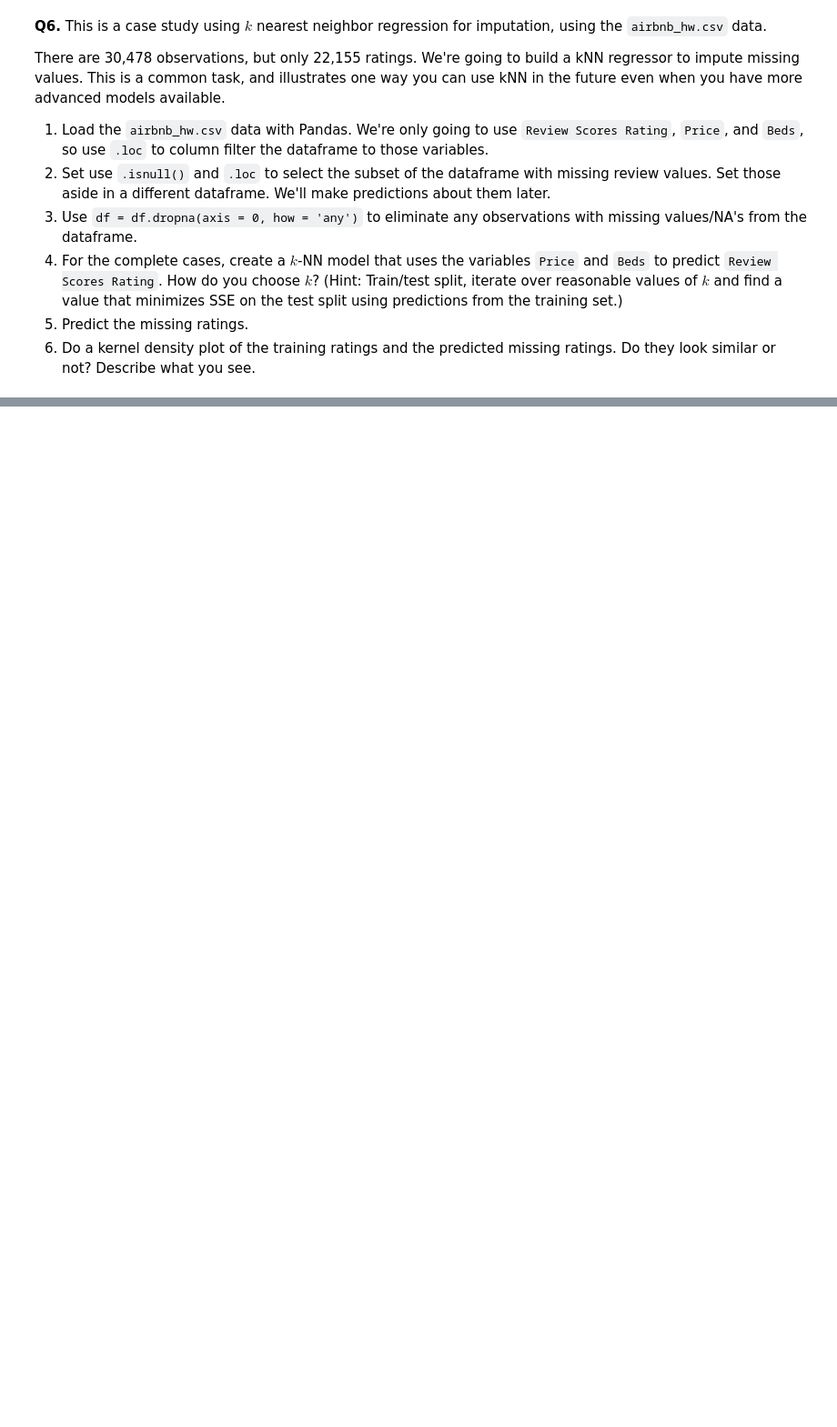
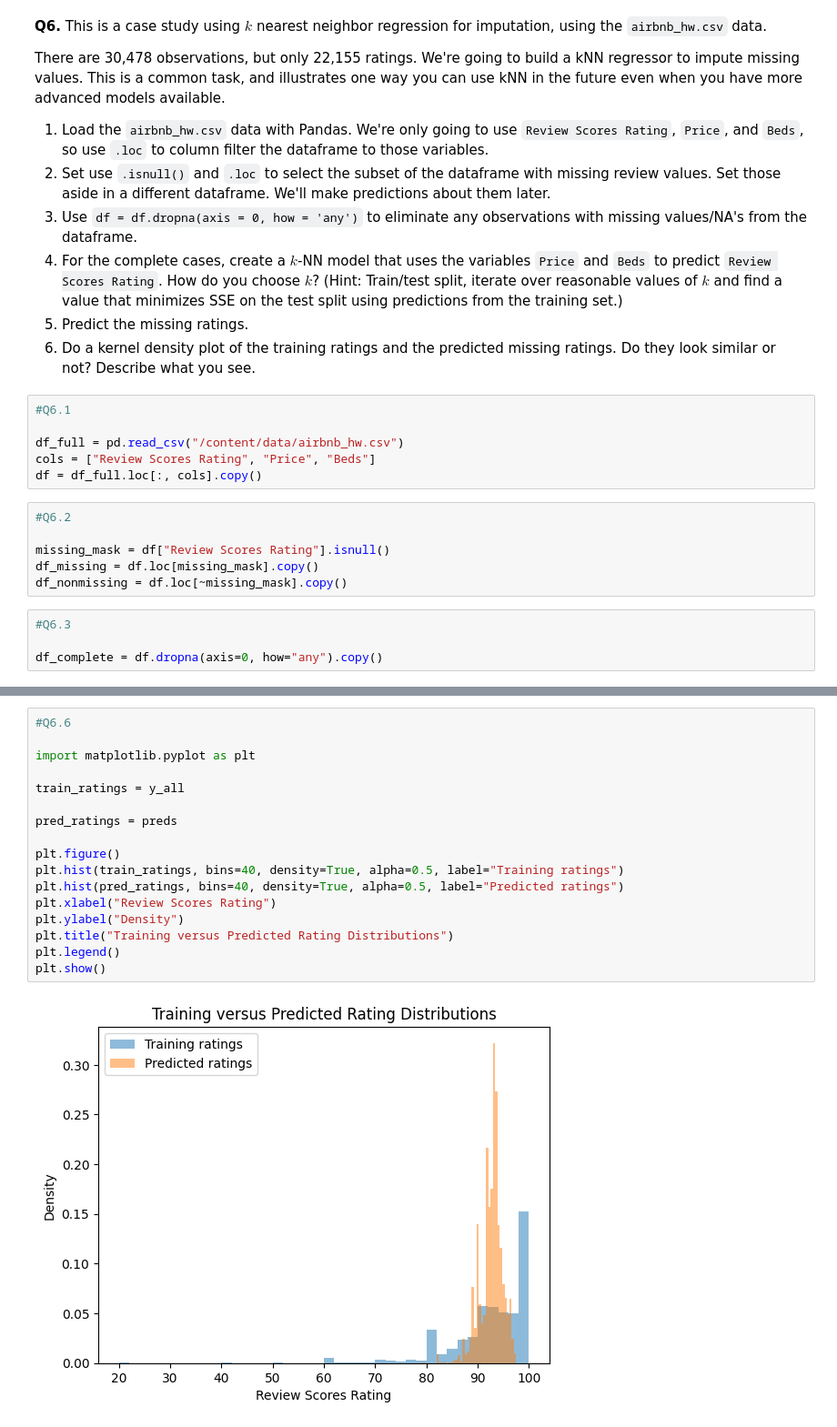
Before and after one commit to namithatholasi/undergrad_ml_assignments, a Jupyter notebook: 02_assignment_knn.ipynb, the cells around one changed output, grey strips where cells are left out. Shown at 91% size. Saved outputs shown, nothing was run; the diff lists cells and outputs as text; blank space fills up the shorter version.

```diff
--- a/02_assignment_knn.ipynb
+++ b/02_assignment_knn.ipynb
@@ -299,3 +291,19 @@ There are 30,478 observations, but only 22,155 ratings. We're going to build a k
 4. For the complete cases, create a $k$-NN model that uses the variables `Price` and `Beds` to predict `Review Scores Rating`. How do you choose $k$? (Hint: Train/test split, iterate over reasonable values of $k$ and find a value that minimizes SSE on the test split using predictions from the training set.)
 5. Predict the missing ratings.
 6. Do a kernel density plot of the training ratings and the predicted missing ratings. Do they look similar or not? Describe what you see.
+# %%
+#Q6.1
+
+df_full = pd.read_csv("/content/data/airbnb_hw.csv")
+cols = ["Review Scores Rating", "Price", "Beds"]
+df = df_full.loc[:, cols].copy()
+# %%
+#Q6.2
+
+missing_mask = df["Review Scores Rating"].isnull()
+df_missing = df.loc[missing_mask].copy()
+df_nonmissing = df.loc[~missing_mask].copy()
+# %%
+#Q6.3
+
+df_complete = df.dropna(axis=0, how="any").copy()
@@ -301,0 +397,19 @@ There are 30,478 observations, but only 22,155 ratings. We're going to build a k
+# %%
+#Q6.6
+
+import matplotlib.pyplot as plt
+
+train_ratings = y_all
+
+pred_ratings = preds
+
+plt.figure()
+plt.hist(train_ratings, bins=40, density=True, alpha=0.5, label="Training ratings")
+plt.hist(pred_ratings, bins=40, density=True, alpha=0.5, label="Predicted ratings")
+plt.xlabel("Review Scores Rating")
+plt.ylabel("Density")
+plt.title("Training versus Predicted Rating Distributions")
+plt.legend()
+plt.show()
+# %% [output]
+[figure, added]
```
Also changed, not shown: parts of 7 cells of this notebook.
